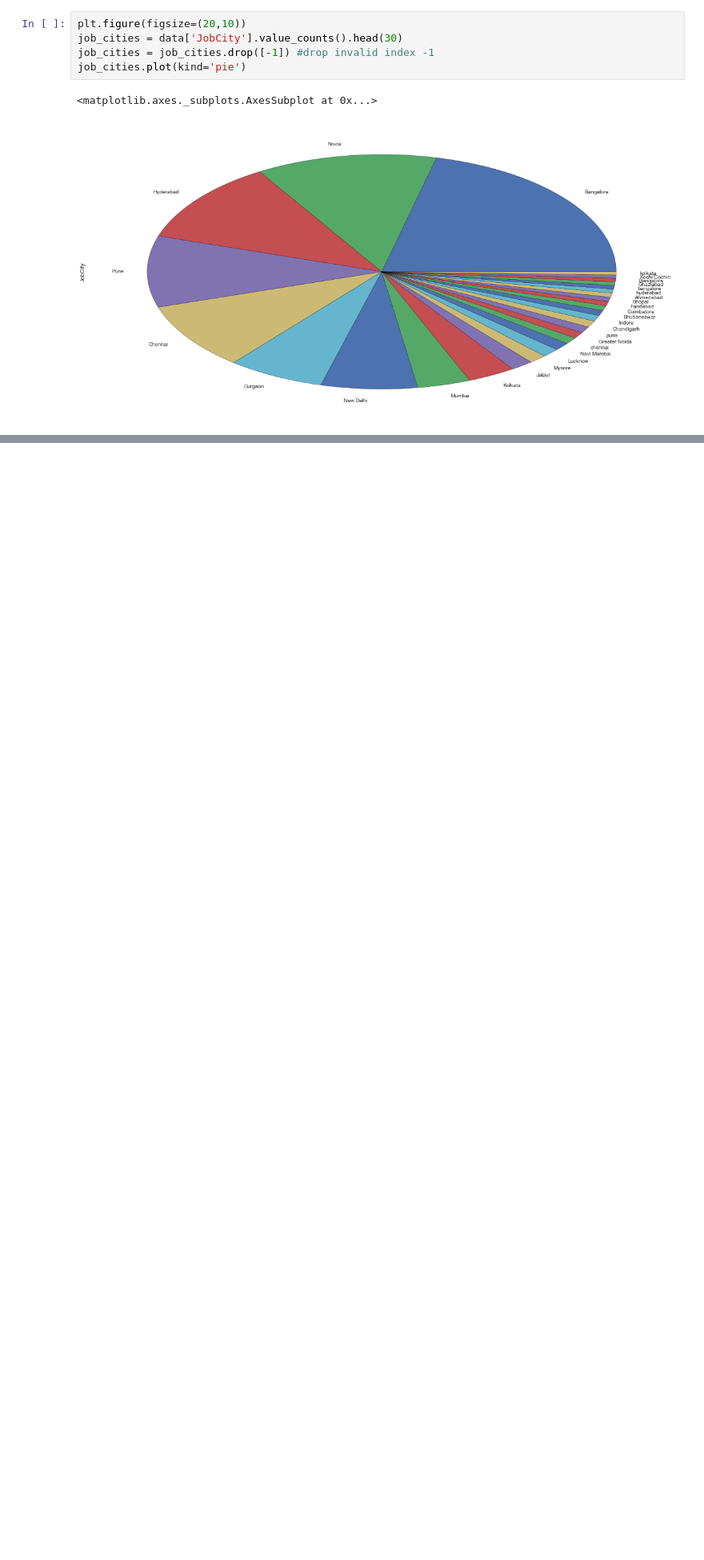
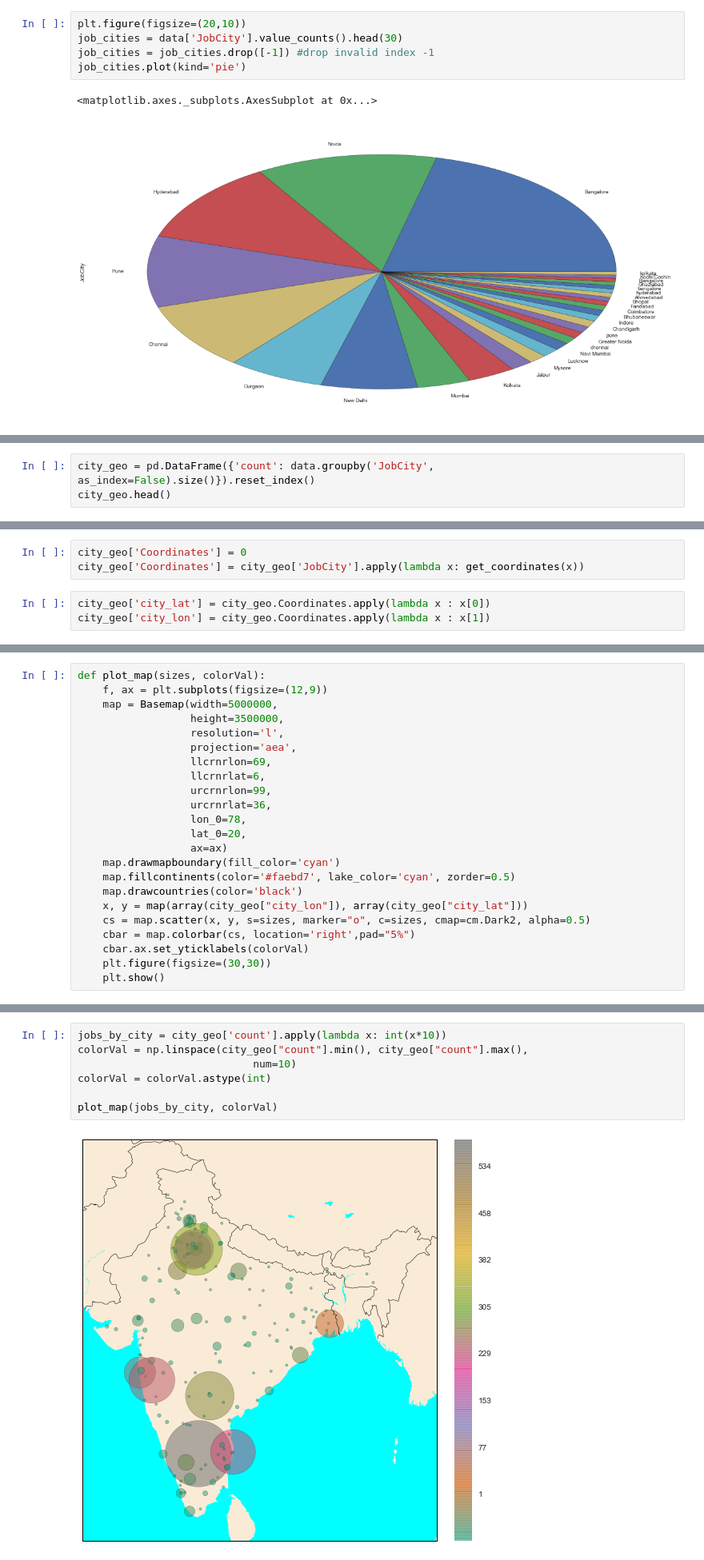
Before and after one commit to TeamExtrapolate/extrapolate, a Jupyter notebook: Analysis/IKDD Dataset/Check.ipynb, the cells around one changed output, grey strips where cells are left out. Shown at 80% size. Saved outputs shown, nothing was run; the diff lists cells and outputs as text; blank space fills up the shorter version.

```diff
--- a/Analysis/IKDD Dataset/Check.ipynb
+++ b/Analysis/IKDD Dataset/Check.ipynb
@@ -194,0 +290,3 @@ job_cities.plot(kind='pie')
+# %%
+city_geo = pd.DataFrame({'count': data.groupby('JobCity', as_index=False).size()}).reset_index()
+city_geo.head()
@@ -194,0 +300,6 @@ job_cities.plot(kind='pie')
+# %%
+city_geo['Coordinates'] = 0
+city_geo['Coordinates'] = city_geo['JobCity'].apply(lambda x: get_coordinates(x))
+# %%
+city_geo['city_lat'] = city_geo.Coordinates.apply(lambda x : x[0])
+city_geo['city_lon'] = city_geo.Coordinates.apply(lambda x : x[1])
@@ -194,0 +331,23 @@ job_cities.plot(kind='pie')
+# %%
+def plot_map(sizes, colorVal):
+    f, ax = plt.subplots(figsize=(12,9))
+    map = Basemap(width=5000000,
+                  height=3500000,
+                  resolution='l',
+                  projection='aea',
+                  llcrnrlon=69,
+                  llcrnrlat=6,
+                  urcrnrlon=99,
+                  urcrnrlat=36,
+                  lon_0=78,
+                  lat_0=20,
+                  ax=ax)
+    map.drawmapboundary(fill_color='cyan')
+    map.fillcontinents(color='#faebd7', lake_color='cyan', zorder=0.5)
+    map.drawcountries(color='black')
+    x, y = map(array(city_geo["city_lon"]), array(city_geo["city_lat"]))
+    cs = map.scatter(x, y, s=sizes, marker="o", c=sizes, cmap=cm.Dark2, alpha=0.5)
+    cbar = map.colorbar(cs, location='right',pad="5%")
+    cbar.ax.set_yticklabels(colorVal)
+    plt.figure(figsize=(30,30))
+    plt.show()
@@ -194,0 +356,9 @@ job_cities.plot(kind='pie')
+# %%
+jobs_by_city = city_geo['count'].apply(lambda x: int(x*10))
+colorVal = np.linspace(city_geo["count"].min(), city_geo["count"].max(),
+                            num=10)
+colorVal = colorVal.astype(int)
+
+plot_map(jobs_by_city, colorVal)
+# %% [output]
+[figure, added]
```
Also changed, not shown: parts of 11 cells of this notebook, 1 other file.
